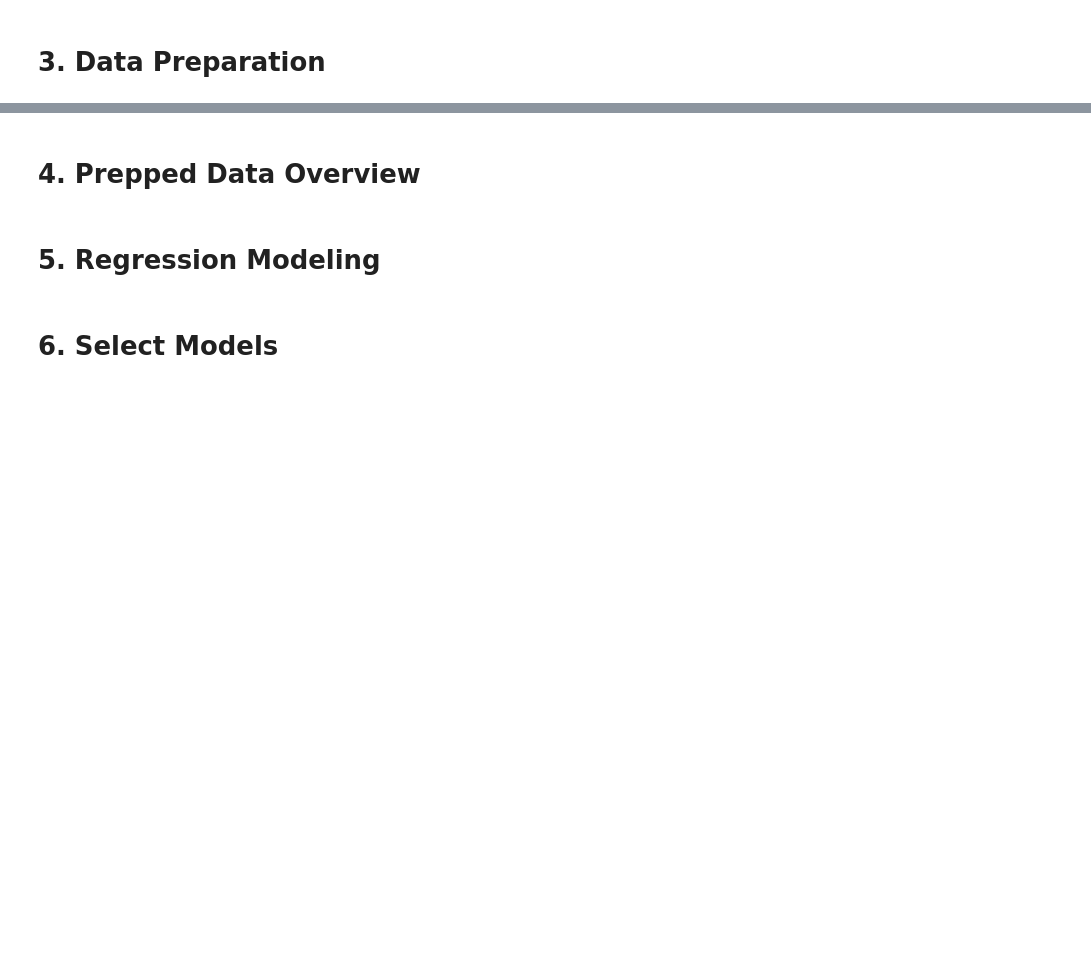
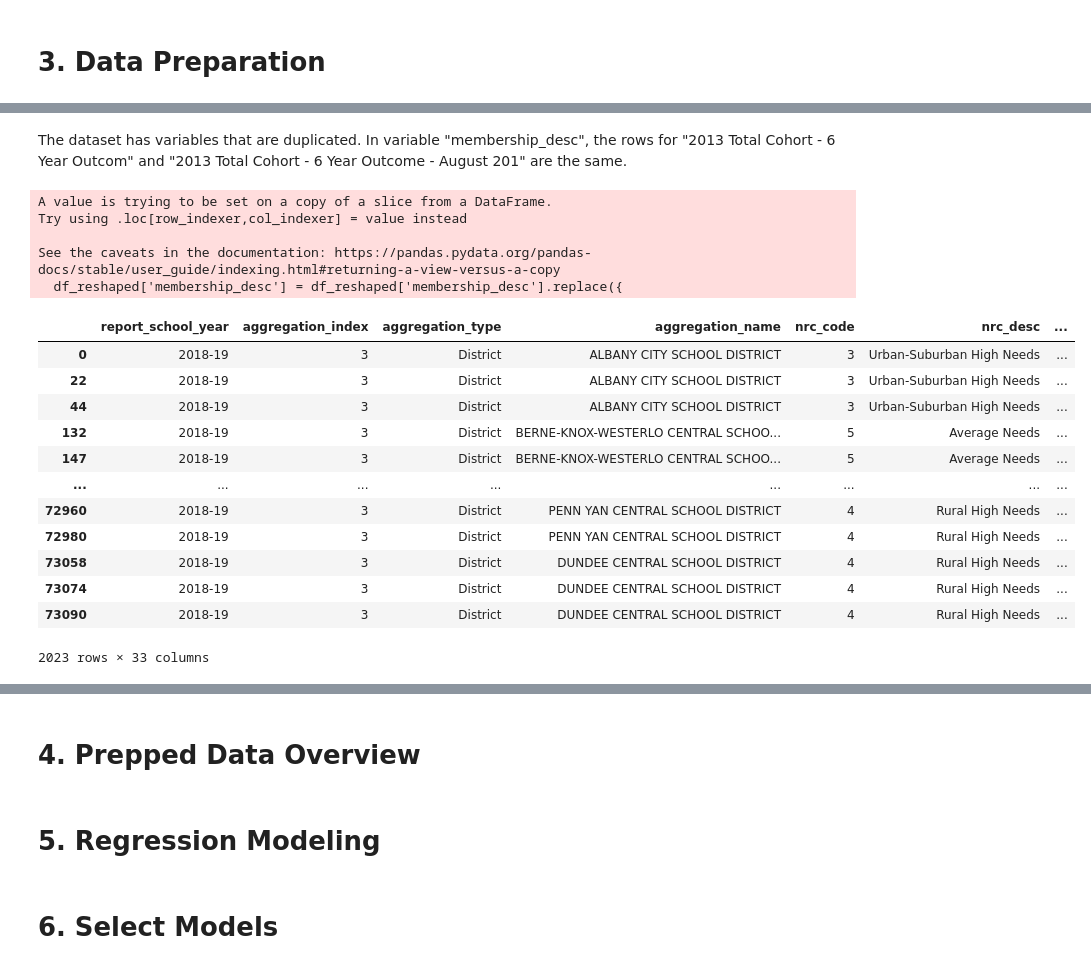
Before and after one commit to jc000222/Data_Science_DAV6150, a Jupyter notebook: M6/m6.ipynb, the cells around one changed output, grey strips where cells are left out. Cells and saved outputs as stored; diff of their text form; code cells hidden in the pictures; blank space fills up the shorter version.

```diff
--- a/M6/m6.ipynb
+++ b/M6/m6.ipynb
@@ -33,0 +99,11 @@ State Education Department (NYSED): https://data.nysed.gov/downloads.php
+# %%
+school_raw.replace("-", np.nan, inplace=True)
+school_raw['grad_pct'] = school_raw['grad_pct'].str.strip('%').astype(float)/100
+school_raw['local_pct'] = school_raw['local_pct'].str.strip('%').astype(float)/100
+school_raw['reg_pct'] = school_raw['reg_pct'].str.strip('%').astype(float)/100
+school_raw['reg_adv_pct'] = school_raw['reg_adv_pct'].str.strip('%').astype(float)/100
+school_raw['non_diploma_credential_pct'] = school_raw['non_diploma_credential_pct'].str.strip('%').astype(float)/100
+school_raw['still_enr_cnt'] = school_raw['still_enr_cnt'].str.strip('%').astype(float)/100
+school_raw['ged_pct'] = school_raw['ged_pct'].str.strip('%').astype(float)/100
+school_raw['dropout_pct'] = school_raw['dropout_pct'].str.strip('%').astype(float)/100
+school_raw['still_enr_pct'] = school_raw['still_enr_pct'].str.strip('%').astype(float)/100
@@ -33,0 +219,37 @@ State Education Department (NYSED): https://data.nysed.gov/downloads.php
+# %% [markdown]
+The dataset has variables that are duplicated. In variable "membership_desc", the rows for "2013 Total Cohort - 6 Year Outcom" and "2013 Total Cohort - 6 Year Outcome - August 201" are the same.
+# %%
+conditions_to_drop = (df_reshaped['membership_desc'] == '2014 Total Cohort - 5 Year Outcome - August 2019') | \
+                     (df_reshaped['membership_desc'] == '2015 Total Cohort - 4 Year Outcome - August 2019') | \
+                     (df_reshaped['membership_desc'] == '2013 Total Cohort - 6 Year Outcome - August 2019')
+
+# Drop rows based on conditions
+df_reshaped = df_reshaped[~conditions_to_drop]
+# Replace values in the membership_desc column
+df_reshaped['membership_desc'] = df_reshaped['membership_desc'].replace({
+    '2014 Total Cohort - 5 Year Outcome': 2014,
+    '2015 Total Cohort - 4 Year Outcome': 2015,
+    '2013 Total Cohort - 6 Year Outcome': 2013
+})
+# %% [output]
+A value is trying to be set on a copy of a slice from a DataFrame.
+Try using .loc[row_indexer,col_indexer] = value instead
+
+See the caveats in the documentation: https://pandas.pydata.org/pandas-docs/stable/user_guide/indexing.html#returning-a-view-versus-a-copy
+  df_reshaped['membership_desc'] = df_reshaped['membership_desc'].replace({
+# %%
+df_reshaped
+# %% [output]
+|  | report_school_year | aggregation_index | aggregation_type | aggregation_name | nrc_code | nrc_desc | ... |
+| 0 | 2018-19 | 3 | District | ALBANY CITY SCHOOL DISTRICT | 3 | Urban-Suburban High Needs | ... |
+| 22 | 2018-19 | 3 | District | ALBANY CITY SCHOOL DISTRICT | 3 | Urban-Suburban High Needs | ... |
+| 44 | 2018-19 | 3 | District | ALBANY CITY SCHOOL DISTRICT | 3 | Urban-Suburban High Needs | ... |
+| 132 | 2018-19 | 3 | District | BERNE-KNOX-WESTERLO CENTRAL SCHOO... | 5 | Average Needs | ... |
+| 147 | 2018-19 | 3 | District | BERNE-KNOX-WESTERLO CENTRAL SCHOO... | 5 | Average Needs | ... |
+| ... | ... | ... | ... | ... | ... | ... | ... |
+| 72960 | 2018-19 | 3 | District | PENN YAN CENTRAL SCHOOL DISTRICT | 4 | Rural High Needs | ... |
+| 72980 | 2018-19 | 3 | District | PENN YAN CENTRAL SCHOOL DISTRICT | 4 | Rural High Needs | ... |
+| 73058 | 2018-19 | 3 | District | DUNDEE CENTRAL SCHOOL DISTRICT | 4 | Rural High Needs | ... |
+| 73074 | 2018-19 | 3 | District | DUNDEE CENTRAL SCHOOL DISTRICT | 4 | Rural High Needs | ... |
+| 73090 | 2018-19 | 3 | District | DUNDEE CENTRAL SCHOOL DISTRICT | 4 | Rural High Needs | ... |
+2023 rows × 33 columns
```
Also changed, not shown: parts of 18 cells of this notebook, 8 other files.
